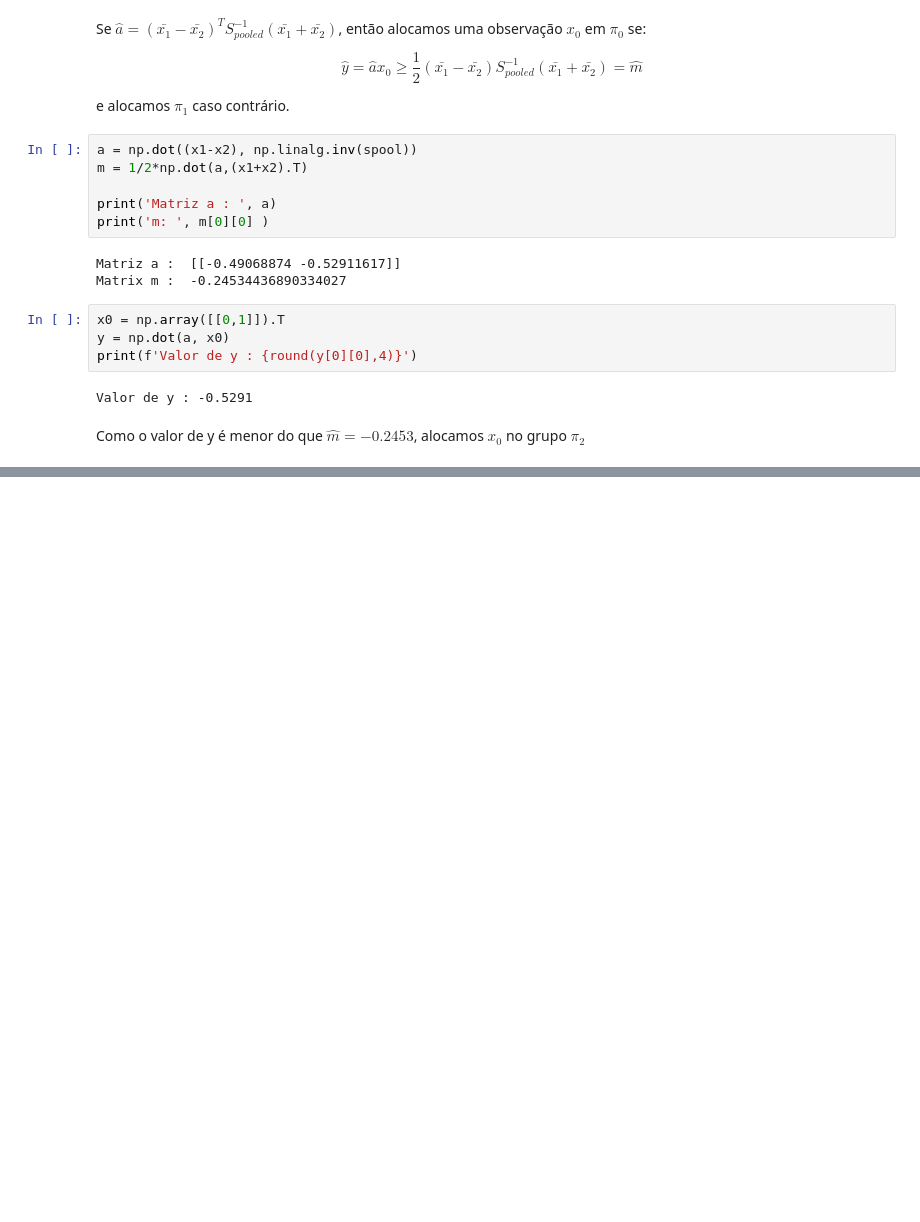
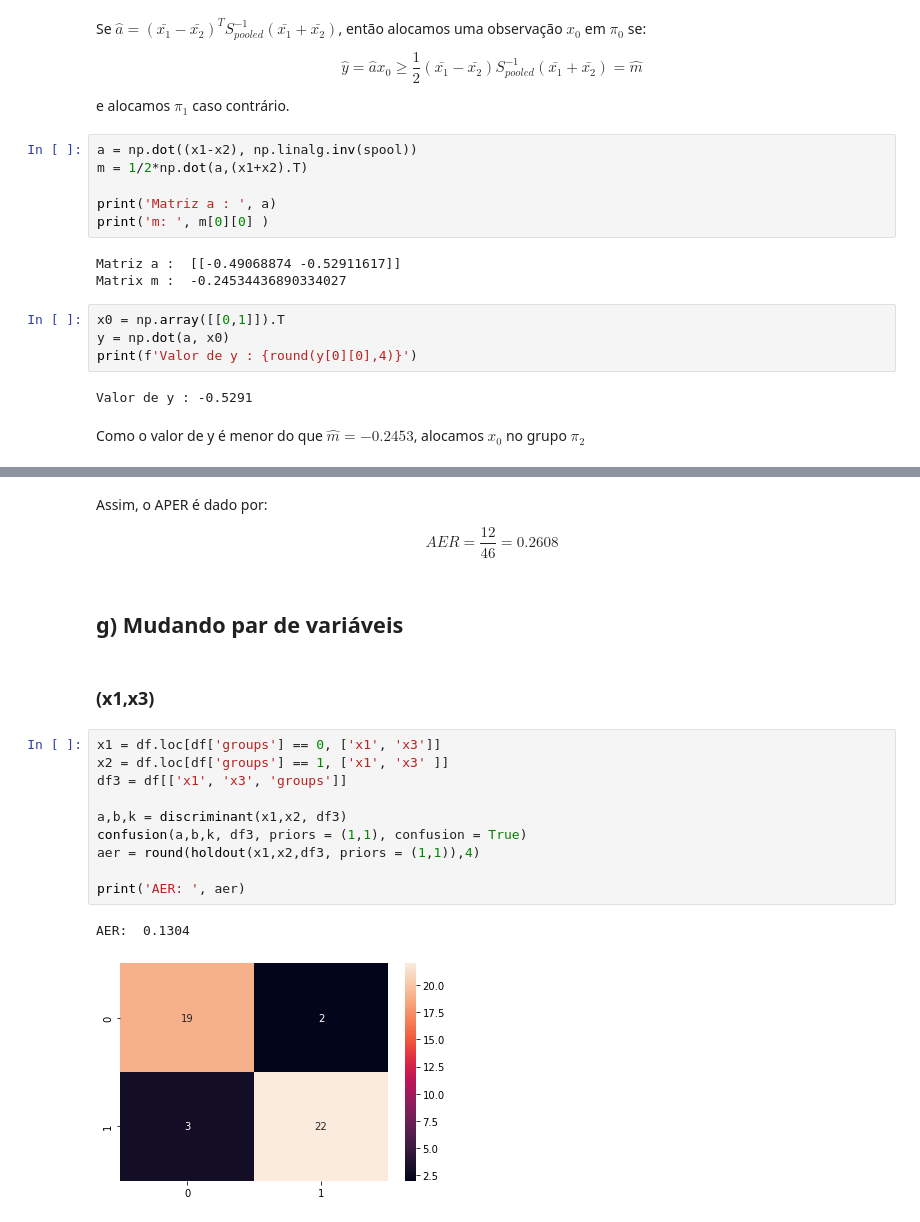
Before and after one commit to derSchmetterling/multivariate_analysis, a Jupyter notebook: AM_trabalho_4/trab_4.ipynb, the cells around one changed output, grey strips where cells are left out. Saved outputs shown, nothing was run; the diff lists cells and outputs as text; blank space fills up the shorter version.

```diff
--- a/AM_trabalho_4/trab_4.ipynb
+++ b/AM_trabalho_4/trab_4.ipynb
@@ -444,0 +678,23 @@ Como o valor de y é menor do que $\hat{m} = -0.2453$, alocamos $x_0$ no grupo $
+# %% [markdown]
+Assim, o APER é dado por:
+
+$$
+AER = \frac{12}{46} = 0.2608
+$$
+# %% [markdown]
+## g) Mudando par de variáveis
+# %% [markdown]
+### (x1,x3)
+# %%
+x1 = df.loc[df['groups'] == 0, ['x1', 'x3']]
+x2 = df.loc[df['groups'] == 1, ['x1', 'x3' ]]
+df3 = df[['x1', 'x3', 'groups']]
+
+a,b,k = discriminant(x1,x2, df3)
+confusion(a,b,k, df3, priors = (1,1), confusion = True)
+aer = round(holdout(x1,x2,df3, priors = (1,1)),4)
+
+print('AER: ', aer)
+# %% [output]
+AER:  0.1304
+[figure, added]
```
Also changed, not shown: parts of 25 cells of this notebook, 1 other file.
